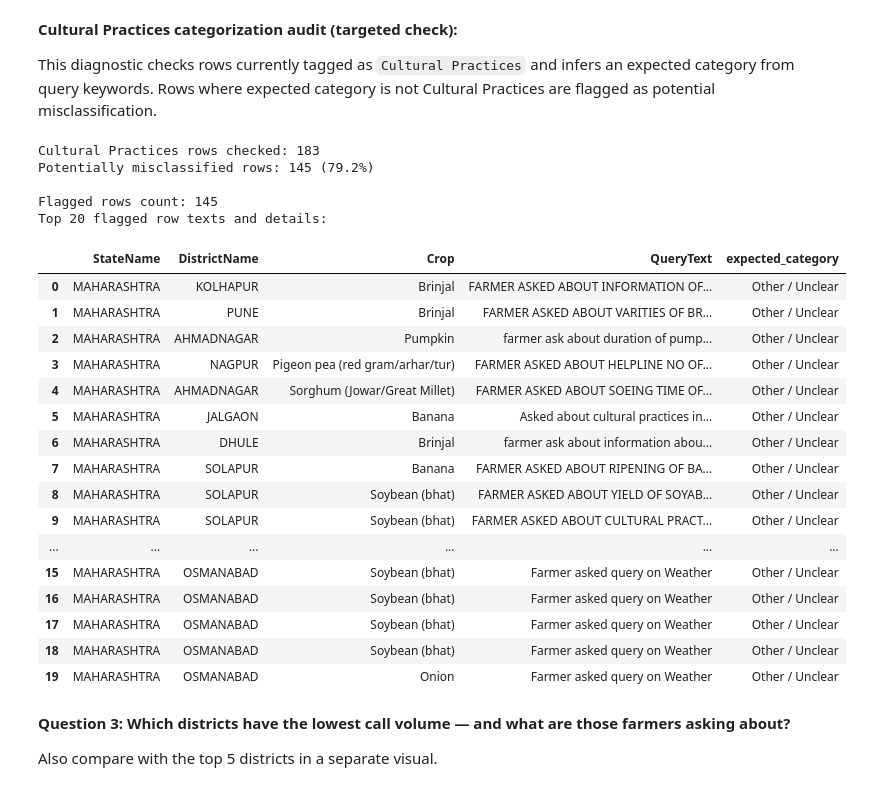
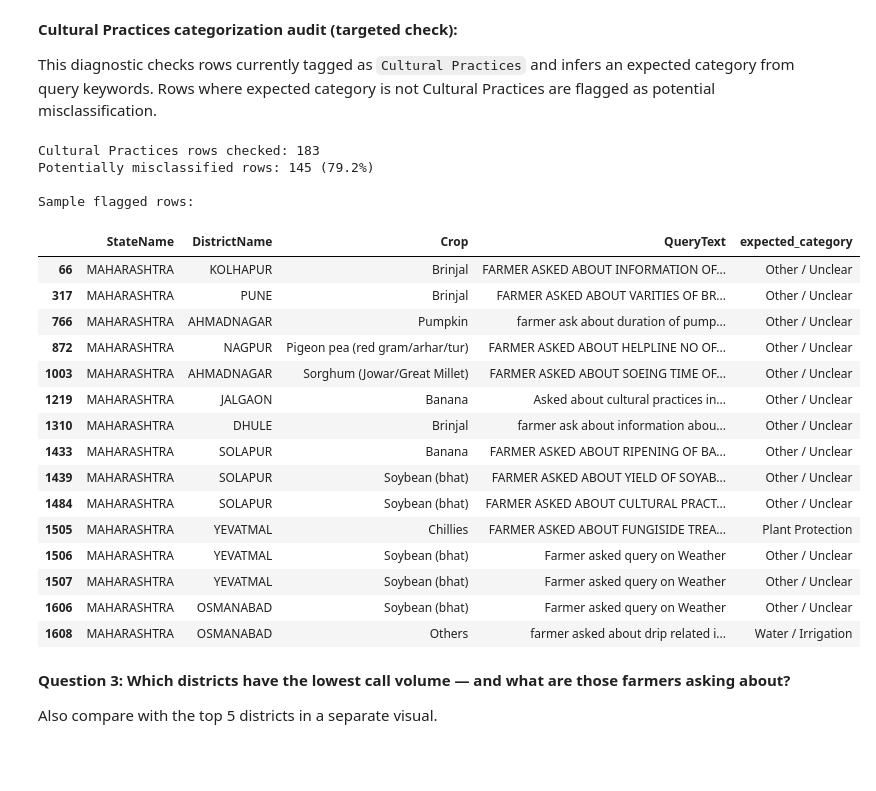
Before and after one commit to berrycheesecake99/HCDE-530-Repository, a Jupyter notebook: Week 6/Week6_files/week6_mp1_starter.ipynb, the cells around one changed output. Saved outputs shown, nothing was run; the diff lists cells and outputs as text; code cells hidden in the pictures; blank space fills up the shorter version.

```diff
--- a/Week 6/Week6_files/week6_mp1_starter.ipynb
+++ b/Week 6/Week6_files/week6_mp1_starter.ipynb
@@ -311,56 +344,52 @@ expected_order = [
     'Other / Unclear',
 ]
 
 heat = (
     cp.groupby(['expected_category', 'current_tag'])
     .size()
     .reset_index(name='count')
 )
 heat['expected_category'] = pd.Categorical(heat['expected_category'], categories=expected_order, ordered=True)
 heat = heat.sort_values('expected_category')
 
 fig_cp = px.density_heatmap(
     heat,
     x='current_tag',
     y='expected_category',
     z='count',
     color_continuous_scale='YlOrRd',
     text_auto=True,
     title='Potential Cultural Practices misclassification: Expected vs Current tag',
     labels={'current_tag': 'Current QueryType tag', 'expected_category': 'Expected category (keyword-based)', 'count': 'Rows'},
 )
 fig_cp.update_layout(yaxis_title='Expected category (keyword-based)', xaxis_title='Current QueryType tag')
 fig_cp.show()
 
-flagged_rows = cp[cp['potential_misclassified']].copy()
+flagged_samples = cp[cp['potential_misclassified']].copy()
 show_cols = ['StateName', 'DistrictName', 'Crop', 'QueryText', 'expected_category']
-
-print(f'\nFlagged rows count: {len(flagged_rows)}')
-print('Top 20 flagged row texts and details:')
-display(flagged_rows[show_cols].head(20).reset_index(drop=True))
+print('\nSample flagged rows:')
+display(flagged_samples[show_cols].head(15))
 # %% [output]
 Cultural Practices rows checked: 183
 Potentially misclassified rows: 145 (79.2%)
 
-Flagged rows count: 145
-Top 20 flagged row texts and details:
+Sample flagged rows:
 |  | StateName | DistrictName | Crop | QueryText | expected_category |
-| 0 | MAHARASHTRA | KOLHAPUR | Brinjal | FARMER ASKED ABOUT INFORMATION OF... | Other / Unclear |
-| 1 | MAHARASHTRA | PUNE | Brinjal | FARMER ASKED ABOUT VARITIES OF BR... | Other / Unclear |
-| 2 | MAHARASHTRA | AHMADNAGAR | Pumpkin | farmer ask about duration of pump... | Other / Unclear |
-| 3 | MAHARASHTRA | NAGPUR | Pigeon pea (red gram/arhar/tur) | FARMER ASKED ABOUT HELPLINE NO OF... | Other / Unclear |
-| 4 | MAHARASHTRA | AHMADNAGAR | Sorghum (Jowar/Great Millet) | FARMER ASKED ABOUT SOEING TIME OF... | Other / Unclear |
-| 5 | MAHARASHTRA | JALGAON | Banana | Asked about cultural practices in... | Other / Unclear |
-| 6 | MAHARASHTRA | DHULE | Brinjal | farmer ask about information abou... | Other / Unclear |
-| 7 | MAHARASHTRA | SOLAPUR | Banana | FARMER ASKED ABOUT RIPENING OF BA... | Other / Unclear |
-| 8 | MAHARASHTRA | SOLAPUR | Soybean (bhat) | FARMER ASKED ABOUT YIELD OF SOYAB... | Other / Unclear |
-| 9 | MAHARASHTRA | SOLAPUR | Soybean (bhat) | FARMER ASKED ABOUT CULTURAL PRACT... | Other / Unclear |
-| ... | ... | ... | ... | ... | ... |
-| 15 | MAHARASHTRA | OSMANABAD | Soybean (bhat) | Farmer asked query on Weather | Other / Unclear |
-| 16 | MAHARASHTRA | OSMANABAD | Soybean (bhat) | Farmer asked query on Weather | Other / Unclear |
-| 17 | MAHARASHTRA | OSMANABAD | Soybean (bhat) | Farmer asked query on Weather | Other / Unclear |
-| 18 | MAHARASHTRA | OSMANABAD | Soybean (bhat) | Farmer asked query on Weather | Other / Unclear |
-| 19 | MAHARASHTRA | OSMANABAD | Onion | Farmer asked query on Weather | Other / Unclear |
+| 66 | MAHARASHTRA | KOLHAPUR | Brinjal | FARMER ASKED ABOUT INFORMATION OF... | Other / Unclear |
+| 317 | MAHARASHTRA | PUNE | Brinjal | FARMER ASKED ABOUT VARITIES OF BR... | Other / Unclear |
+| 766 | MAHARASHTRA | AHMADNAGAR | Pumpkin | farmer ask about duration of pump... | Other / Unclear |
+| 872 | MAHARASHTRA | NAGPUR | Pigeon pea (red gram/arhar/tur) | FARMER ASKED ABOUT HELPLINE NO OF... | Other / Unclear |
+| 1003 | MAHARASHTRA | AHMADNAGAR | Sorghum (Jowar/Great Millet) | FARMER ASKED ABOUT SOEING TIME OF... | Other / Unclear |
+| 1219 | MAHARASHTRA | JALGAON | Banana | Asked about cultural practices in... | Other / Unclear |
+| 1310 | MAHARASHTRA | DHULE | Brinjal | farmer ask about information abou... | Other / Unclear |
+| 1433 | MAHARASHTRA | SOLAPUR | Banana | FARMER ASKED ABOUT RIPENING OF BA... | Other / Unclear |
+| 1439 | MAHARASHTRA | SOLAPUR | Soybean (bhat) | FARMER ASKED ABOUT YIELD OF SOYAB... | Other / Unclear |
+| 1484 | MAHARASHTRA | SOLAPUR | Soybean (bhat) | FARMER ASKED ABOUT CULTURAL PRACT... | Other / Unclear |
+| 1505 | MAHARASHTRA | YEVATMAL | Chillies | FARMER ASKED ABOUT FUNGISIDE TREA... | Plant Protection |
+| 1506 | MAHARASHTRA | YEVATMAL | Soybean (bhat) | Farmer asked query on Weather | Other / Unclear |
+| 1507 | MAHARASHTRA | YEVATMAL | Soybean (bhat) | Farmer asked query on Weather | Other / Unclear |
+| 1606 | MAHARASHTRA | OSMANABAD | Soybean (bhat) | Farmer asked query on Weather | Other / Unclear |
+| 1608 | MAHARASHTRA | OSMANABAD | Others | farmer asked about drip related i... | Water / Irrigation |
 # %% [markdown]
 **Question 3: Which districts have the lowest call volume — and what are those farmers asking about?**
 
```
Also changed, not shown: parts of 12 cells of this notebook, 2 other files.
